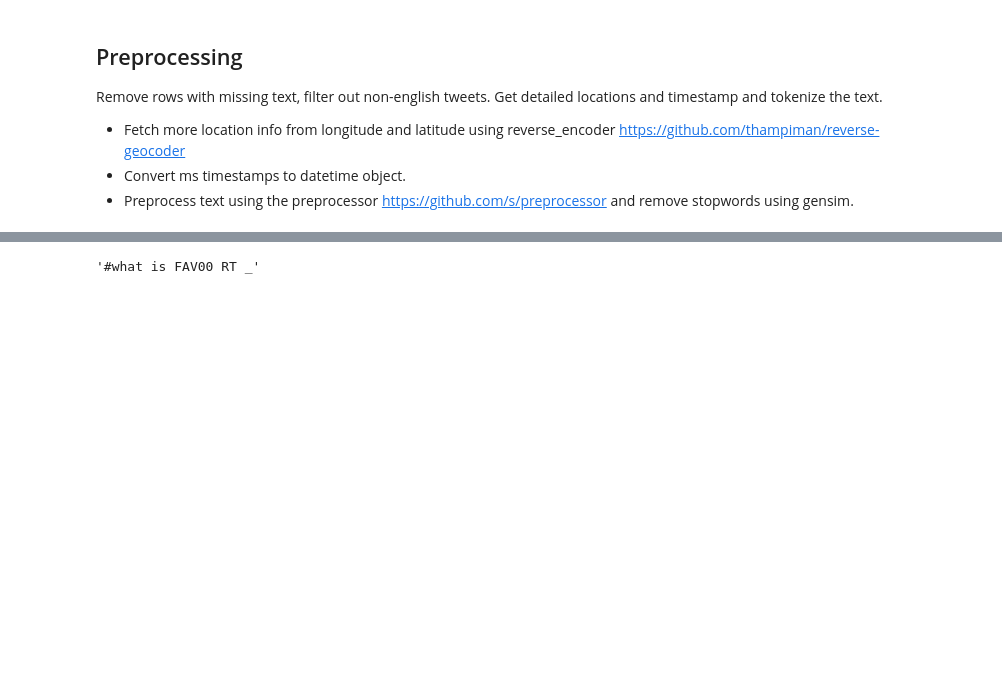
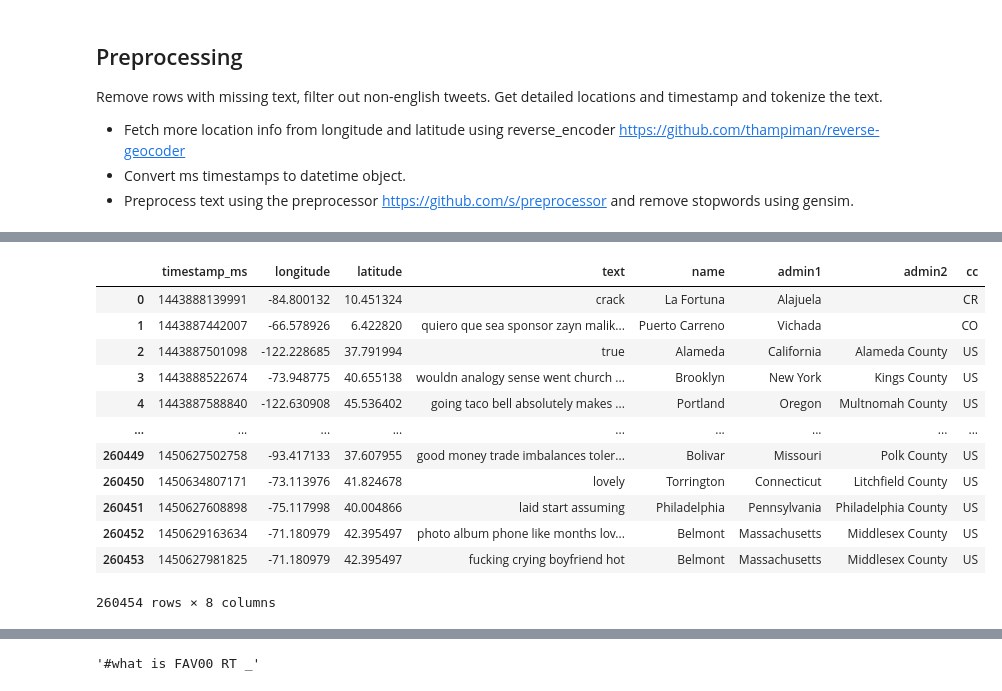
Before and after one commit to liseph/masterproject, a Jupyter notebook: Preprocessing.ipynb, the cells around one changed output, grey strips where cells are left out. Saved outputs shown, nothing was run; the diff lists cells and outputs as text; code cells hidden in the pictures; blank space fills up the shorter version.

```diff
--- a/Preprocessing.ipynb
+++ b/Preprocessing.ipynb
@@ -88,6 +90,28 @@ def remove_stopwords_f(df):
     df['text'] = df['text'].apply(remove_stopwords)
     return df
 df = parallelize_dataframe(df, remove_stopwords_f)
+# %%
+# remove words with less than 3 characters, should be done after removing stop words
+remove_short_words = lambda x: ' '.join([item for item in x.split(" ") if len(item) > 2])
+def remove_short_words_f(df):
+    df['text'] = df['text'].apply(remove_short_words)
+    return df
+df = parallelize_dataframe(df, remove_short_words_f)
+df
+# %% [output]
+|  | timestamp_ms | longitude | latitude | text | name | admin1 | admin2 | cc |
+| 0 | 1443888139991 | -84.800132 | 10.451324 | crack | La Fortuna | Alajuela |  | CR |
+| 1 | 1443887442007 | -66.578926 | 6.422820 | quiero que sea sponsor zayn malik... | Puerto Carreno | Vichada |  | CO |
+| 2 | 1443887501098 | -122.228685 | 37.791994 | true | Alameda | California | Alameda County | US |
+| 3 | 1443888522674 | -73.948775 | 40.655138 | wouldn analogy sense went church ... | Brooklyn | New York | Kings County | US |
+| 4 | 1443887588840 | -122.630908 | 45.536402 | going taco bell absolutely makes ... | Portland | Oregon | Multnomah County | US |
+| ... | ... | ... | ... | ... | ... | ... | ... | ... |
+| 260449 | 1450627502758 | -93.417133 | 37.607955 | good money trade imbalances toler... | Bolivar | Missouri | Polk County | US |
+| 260450 | 1450634807171 | -73.113976 | 41.824678 | lovely | Torrington | Connecticut | Litchfield County | US |
+| 260451 | 1450627608898 | -75.117998 | 40.004866 | laid start assuming | Philadelphia | Pennsylvania | Philadelphia County | US |
+| 260452 | 1450629163634 | -71.180979 | 42.395497 | photo album phone like months lov... | Belmont | Massachusetts | Middlesex County | US |
+| 260453 | 1450627981825 | -71.180979 | 42.395497 | fucking crying boyfriend hot | Belmont | Massachusetts | Middlesex County | US |
+260454 rows × 8 columns
 # %%
 df = df.drop(df[df.text == ''].index)
 # %%
```
Also changed, not shown: parts of 3 cells of this notebook, 3 other files.
